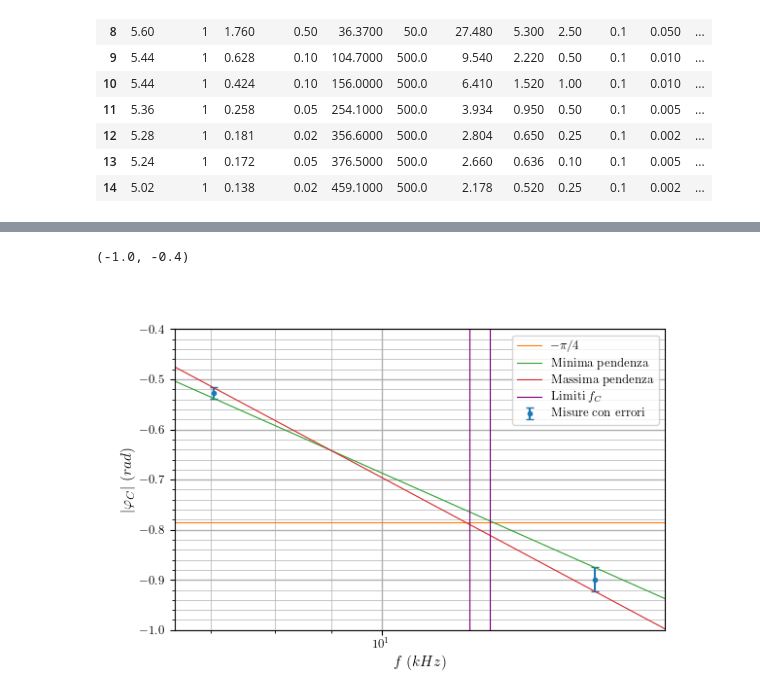
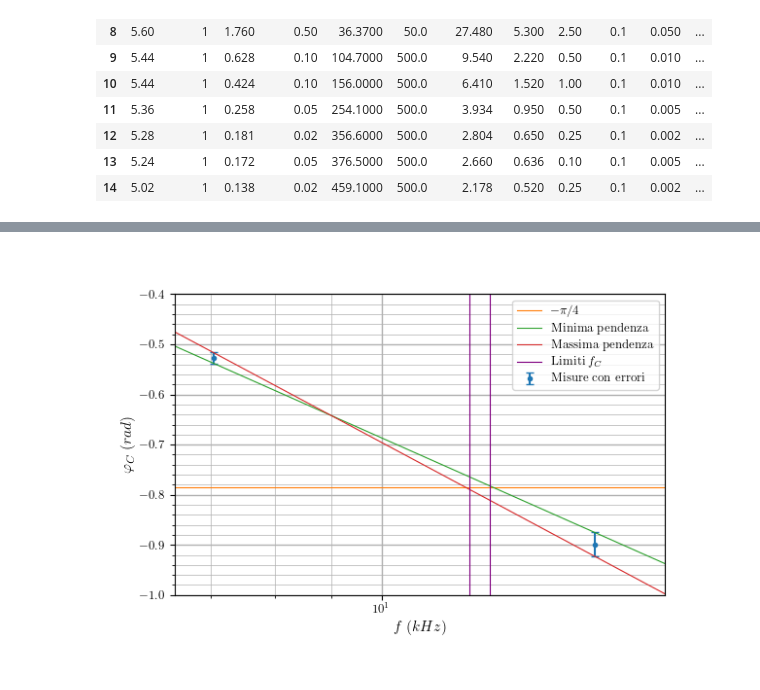
Before and after one commit to Nemoos-0/Lab2-E3, a Jupyter notebook: code/onda_sin_C.ipynb, the cells around one changed output, grey strips where cells are left out. Saved outputs shown, nothing was run; the diff lists cells and outputs as text; code cells hidden in the pictures.

```diff
--- a/code/onda_sin_C.ipynb
+++ b/code/onda_sin_C.ipynb
@@ -467,33 +546,34 @@ ax.plot(xlim, A_taglio(xlim), lw=0.8, label=r'$- \pi/4$')
 # Minima pendenza
 l_min = lambda x: -np.log10(x/12.6)*0.98 - np.pi/4
 ax.plot(xlim, l_min(xlim), lw=0.8, label='Minima pendenza')
 
 # Massima pendenza
 l_max = lambda x: -np.log10(x/11.9)*1.18 - np.pi/4
 ax.plot(xlim, l_max(xlim), lw=0.8, label='Massima pendenza')
 
 # Minima frequenza di taglio
 f_min = lambda y: y - y + 12
 ax.plot(f_min(ylim), ylim, lw=0.8, c='purple', label=r'Limiti $f_{C}$')
 
 # Massima frequenza di taglio
 f_max = lambda y: y - y + 12.5
 ax.plot(f_max(ylim), ylim, lw=0.8, c='purple')
 
 ax.set_xlim(xlim)
 ax.set_ylim(ylim)
 
 ax.minorticks_on()
 ax.grid(True, which='major', lw = 1)
 ax.grid(True, which='minor', lw = 0.5)
 
 ax.legend()
 
 ax.set_xlabel(r'$f \; (kHz)$')
-ax.set_ylabel(r'$|\varphi_{C}| \; (rad)$')
+ax.set_ylabel(r'$\varphi_{C} \; (rad)$')
 
 ax.set_xlim(6.5, 18)
 ax.set_ylim(-1, -0.4)
+
+fig.savefig(graph_path + 'onda_sin_phi(f)_C_pendenze.pdf', format='pdf')
 # %% [output]
-(-1.0, -0.4)
-[figure, old version]
+[figure, new version]
```
Also changed, not shown: parts of 6 cells of this notebook, 28 other files.
